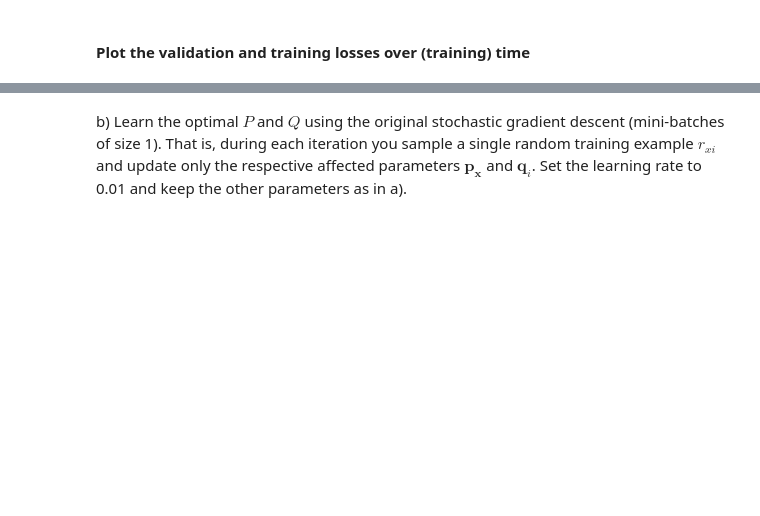
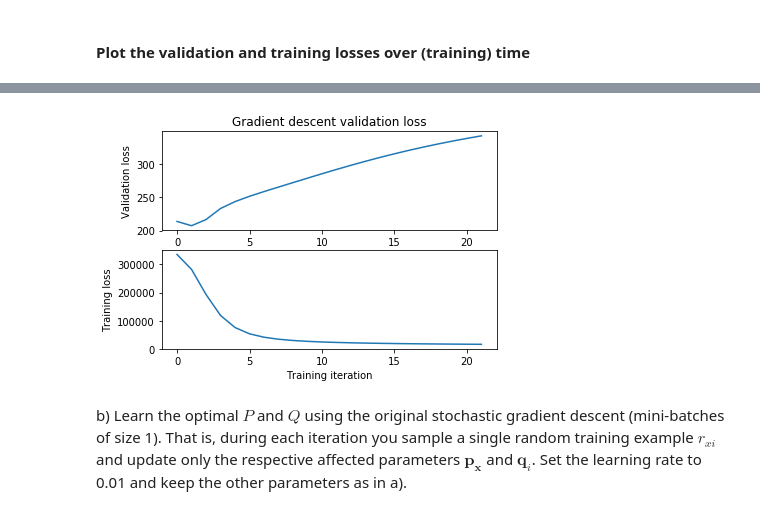
Before and after one commit to ArtemiiFrolov/Courses, a Jupyter notebook: TUM_Mining Massive Datasets/HW2_Features/task_02_rating_prediction.ipynb, the cells around one changed output, grey strips where cells are left out. Cells and saved outputs as stored; diff of their text form; code cells hidden in the pictures; blank space fills up the shorter version.

```diff
--- a/TUM_Mining Massive Datasets/HW2_Features/task_02_rating_prediction.ipynb
+++ b/TUM_Mining Massive Datasets/HW2_Features/task_02_rating_prediction.ipynb
@@ -632,3 +683,18 @@ Converged after 80 iterations, on average 0.415s per iteration
+# %%
+plt.subplot(2, 1, 1)
+plt.plot(val_l_g_sweep[:])
+plt.title('Gradient descent validation loss')
+plt.xlabel('Training iteration')
+plt.ylabel('Validation loss')
+
+plt.subplot(2, 1, 2)
+plt.plot(tr_l_g_sweep[:])
+plt.xlabel('Training iteration')
+plt.ylabel('Training loss')
+
+plt.show()
+# %% [output]
+[figure, added]
 # %% [markdown]
 b) Learn the optimal $P$ and $Q$ using the original stochastic gradient descent (mini-batches of size 1). That is, during each iteration you sample a single random training example $r_{xi}$ and update only the respective affected parameters $\mathbf{p_x}$ and $\mathbf{q}_i$. Set the learning rate to 0.01 and keep the other parameters as in a).
 # %%
```
Also changed, not shown: parts of 41 cells of this notebook, 12 other files.
